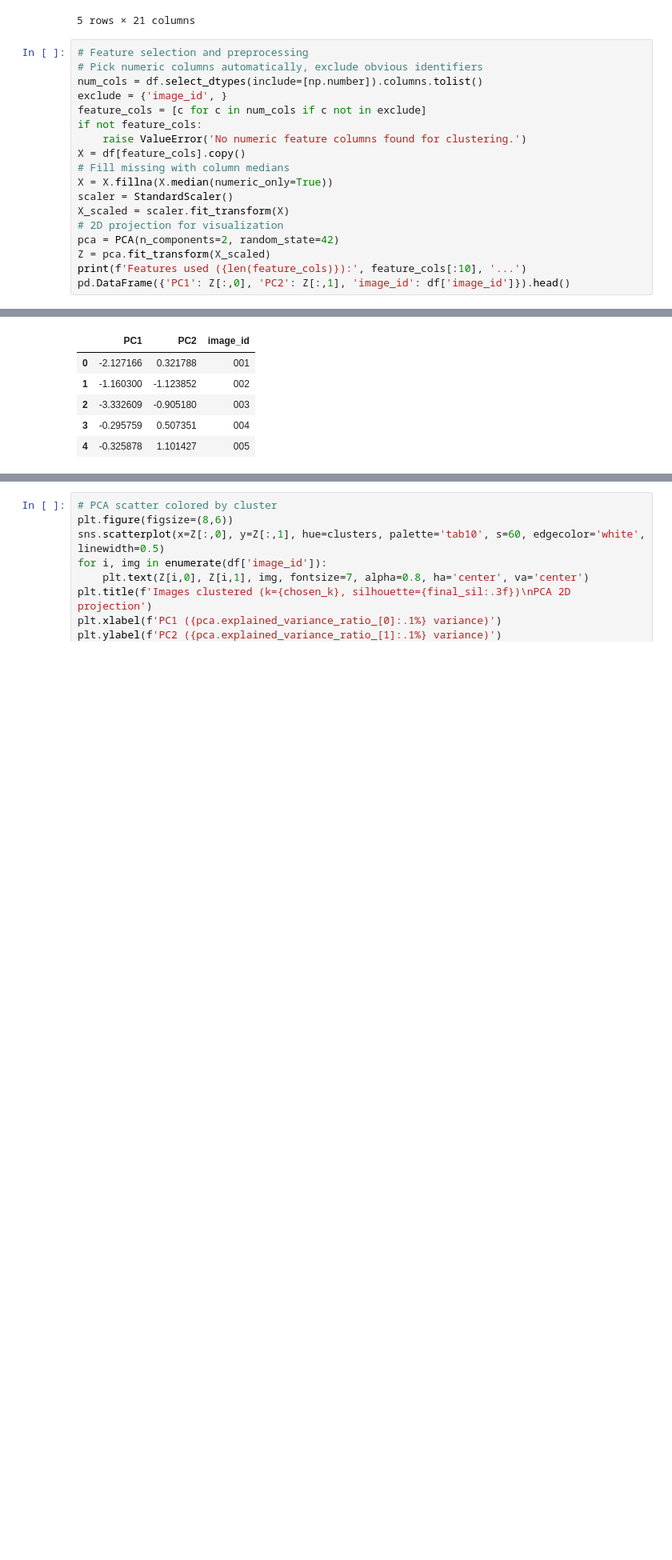
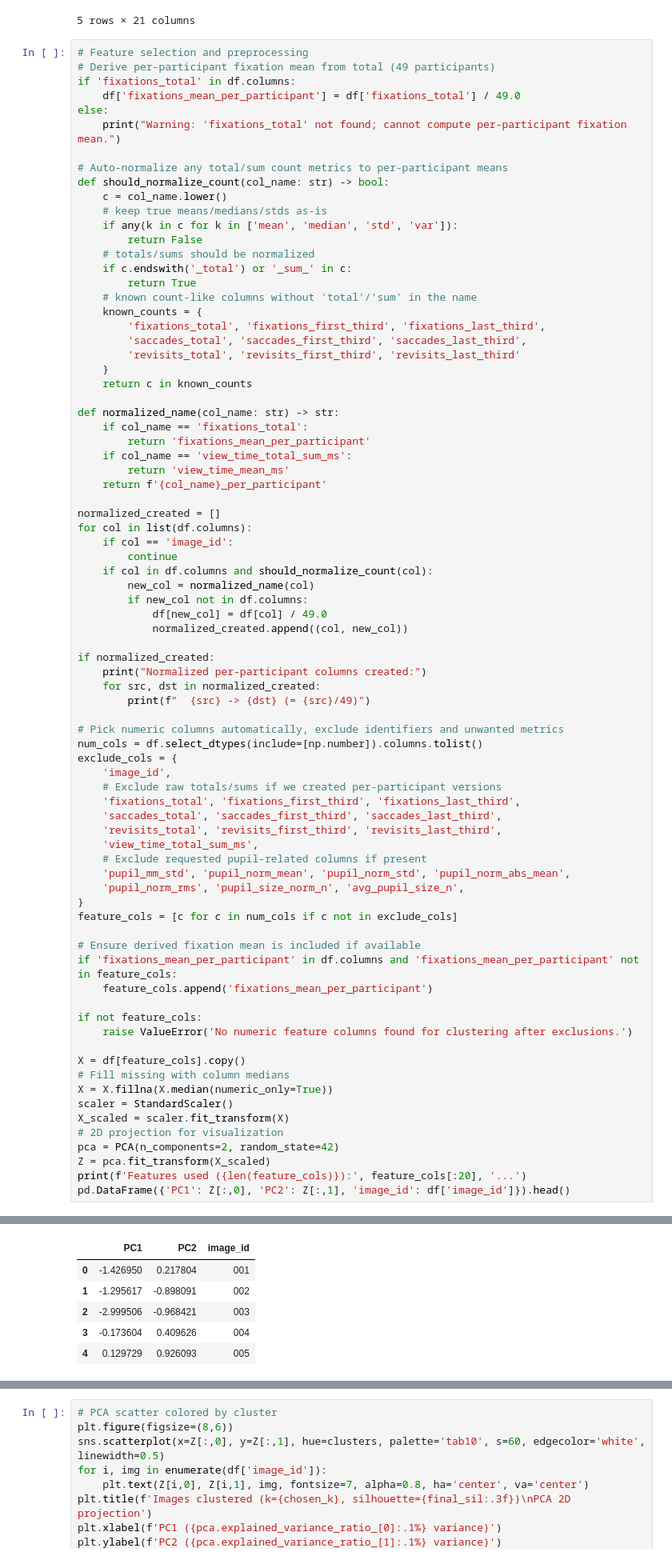
Before and after one commit to clabama/eye-tracking-ai, a Jupyter notebook: data_analysis/label_analysis/image_clustering.ipynb, the cells around one changed output, grey strips where cells are left out. Shown at 80% size. Saved outputs shown, nothing was run; the diff lists cells and outputs as text; blank space fills up the shorter version.

```diff
--- a/data_analysis/label_analysis/image_clustering.ipynb
+++ b/data_analysis/label_analysis/image_clustering.ipynb
@@ -73,12 +73,73 @@ df.head()
 5 rows × 21 columns
 # %%
 # Feature selection and preprocessing
-# Pick numeric columns automatically, exclude obvious identifiers
+# Derive per-participant fixation mean from total (49 participants)
+if 'fixations_total' in df.columns:
+    df['fixations_mean_per_participant'] = df['fixations_total'] / 49.0
+else:
+    print("Warning: 'fixations_total' not found; cannot compute per-participant fixation mean.")
+
+# Auto-normalize any total/sum count metrics to per-participant means
+def should_normalize_count(col_name: str) -> bool:
+    c = col_name.lower()
+    # keep true means/medians/stds as-is
+    if any(k in c for k in ['mean', 'median', 'std', 'var']):
+        return False
+    # totals/sums should be normalized
+    if c.endswith('_total') or '_sum_' in c:
+        return True
+    # known count-like columns without 'total'/'sum' in the name
+    known_counts = {
+        'fixations_total', 'fixations_first_third', 'fixations_last_third',
+        'saccades_total', 'saccades_first_third', 'saccades_last_third',
+        'revisits_total', 'revisits_first_third', 'revisits_last_third'
+    }
+    return c in known_counts
+
+def normalized_name(col_name: str) -> str:
+    if col_name == 'fixations_total':
+        return 'fixations_mean_per_participant'
+    if col_name == 'view_time_total_sum_ms':
+        return 'view_time_mean_ms'
+    return f'{col_name}_per_participant'
+
+normalized_created = []
+for col in list(df.columns):
+    if col == 'image_id':
+        continue
+    if col in df.columns and should_normalize_count(col):
+        new_col = normalized_name(col)
+        if new_col not in df.columns:
+            df[new_col] = df[col] / 49.0
+            normalized_created.append((col, new_col))
+
+if normalized_created:
+    print("Normalized per-participant columns created:")
+    for src, dst in normalized_created:
+        print(f"  {src} -> {dst} (= {src}/49)")
+
+# Pick numeric columns automatically, exclude identifiers and unwanted metrics
 num_cols = df.select_dtypes(include=[np.number]).columns.tolist()
-exclude = {'image_id', }
-feature_cols = [c for c in num_cols if c not in exclude]
+exclude_cols = {
+    'image_id',
+    # Exclude raw totals/sums if we created per-participant versions
+    'fixations_total', 'fixations_first_third', 'fixations_last_third',
+    'saccades_total', 'saccades_first_third', 'saccades_last_third',
+    'revisits_total', 'revisits_first_third', 'revisits_last_third',
+    'view_time_total_sum_ms',
+    # Exclude requested pupil-related columns if present
+    'pupil_mm_std', 'pupil_norm_mean', 'pupil_norm_std', 'pupil_norm_abs_mean',
+    'pupil_norm_rms', 'pupil_size_norm_n', 'avg_pupil_size_n',
+}
+feature_cols = [c for c in num_cols if c not in exclude_cols]
+
+# Ensure derived fixation mean is included if available
+if 'fixations_mean_per_participant' in df.columns and 'fixations_mean_per_participant' not in feature_cols:
+    feature_cols.append('fixations_mean_per_participant')
+
 if not feature_cols:
-    raise ValueError('No numeric feature columns found for clustering.')
+    raise ValueError('No numeric feature columns found for clustering after exclusions.')
+
 X = df[feature_cols].copy()
 # Fill missing with column medians
 X = X.fillna(X.median(numeric_only=True))
@@ -87,6 +148,6 @@ X_scaled = scaler.fit_transform(X)
 # 2D projection for visualization
 pca = PCA(n_components=2, random_state=42)
 Z = pca.fit_transform(X_scaled)
-print(f'Features used ({len(feature_cols)}):', feature_cols[:10], '...')
+print(f'Features used ({len(feature_cols)}):', feature_cols[:20], '...')
 pd.DataFrame({'PC1': Z[:,0], 'PC2': Z[:,1], 'image_id': df['image_id']}).head()
 # %% [output]
@@ -94,9 +159,9 @@ Features used (19): ['fixations_total', 'fixations_first_third', 'fixations_last
 |  | PC1 | PC2 | image_id |
-| 0 | -2.127166 | 0.321788 | 001 |
-| 1 | -1.160300 | -1.123852 | 002 |
-| 2 | -3.332609 | -0.905180 | 003 |
-| 3 | -0.295759 | 0.507351 | 004 |
-| 4 | -0.325878 | 1.101427 | 005 |
+| 0 | -1.426950 | 0.217804 | 001 |
+| 1 | -1.295617 | -0.898091 | 002 |
+| 2 | -2.999506 | -0.968421 | 003 |
+| 3 | -0.173604 | 0.409626 | 004 |
+| 4 | 0.129729 | 0.926093 | 005 |
 # %%
 # Optimal k selection using elbow method and silhouette score
 def find_optimal_k(X, k_range=range(2, 11), random_state=42):
```
Also changed, not shown: parts of 6 cells of this notebook, 19 other files.
